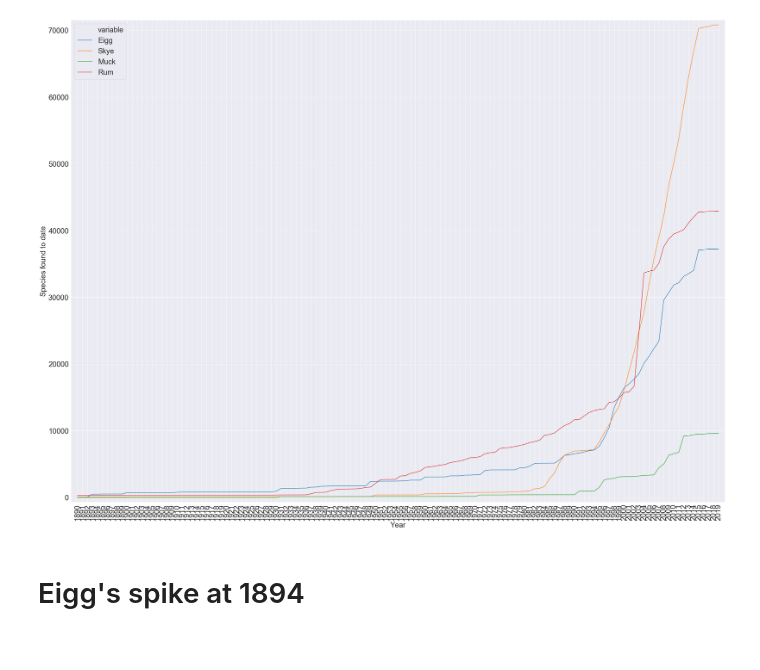
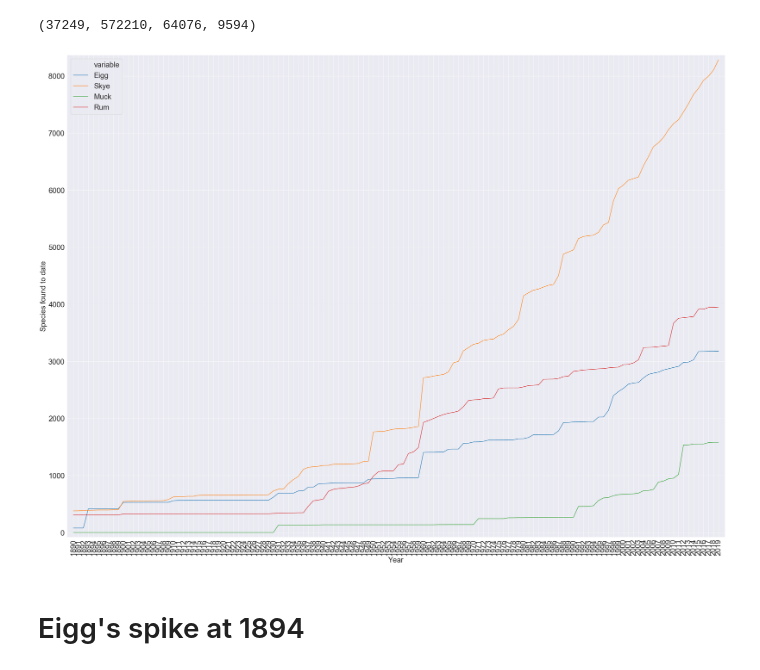
Before and after one commit to Daniel-Davies/DissertationCode, a Jupyter notebook: Eigg/PreliminaryBasicAnalysis/CumulativeAnalysis.ipynb, the cells around one changed output. Cells and saved outputs as stored; diff of their text form; code cells hidden in the pictures.

```diff
--- a/Eigg/PreliminaryBasicAnalysis/CumulativeAnalysis.ipynb
+++ b/Eigg/PreliminaryBasicAnalysis/CumulativeAnalysis.ipynb
@@ -27,6 +27,10 @@ def getUniqueSpeciesUpToYear(df, year):
     species = df['Scientific name']
     return len(Counter(species))
 
+def getUniqueObserversForYear(df, year):
+    df = df[df[formatting] <= year]
+    species = df['Recorder']
+    return len(Counter(species))
 
 def getUniqueObserversUpToYear(df, year):
     df = df[df[formatting] <= year]
@@ -93,35 +97,39 @@ observationsOnEigg = eiggRawData()
 observationsOnSkye = skyeRawData()
 observationsOnRum = rumRawData()
 observationsOnMuck = muckRawData()
+# %%
+len((observationsOnEigg['Scientific name'])), len((observationsOnSkye['Scientific name'])), len((observationsOnRum['Scientific name'])), len((observationsOnMuck['Scientific name']))
+# %% [output]
+(37249, 572210, 64076, 9594)
 # %%
 johnChester = observationsOnEigg[observationsOnEigg['Recorder'].str.lower()=="john chester"]
-xs,yEigg = getCumulativeObs(observationsOnEigg)
-xs,yMuck = getCumulativeObs(observationsOnMuck)
-xs,yRum = getCumulativeObs(observationsOnRum)
-xs,ySkye = getCumulativeObs(observationsOnSkye)
+xs,yEigg = getCumulativeBiodiversity(observationsOnEigg)
+xs,yMuck = getCumulativeBiodiversity(observationsOnMuck)
+xs,yRum = getCumulativeBiodiversity(observationsOnRum)
+xs,ySkye = getCumulativeBiodiversity(observationsOnSkye)
 # xs,yJohn = getCumulativeBiodiversity(heroJohnChester)
 # xs,yJohn2 = getCumulativeBiodiversity(johnChester)
 years = list(getUniqueAnimalsPerYear(""))
 data_preproc = pd.DataFrame({
     'Year': years,
     'Eigg': yEigg,
     'Skye': ySkye,
     'Muck': yMuck,
     'Rum': yRum})
 
 sns.set_style("darkgrid")
 sns.lineplot(x='Year', y='value', hue='variable',
              data=pd.melt(data_preproc, ['Year']))
 plt.xticks(years, rotation='vertical')
 # yLabels = np.arange(0, 3500, step=100)
 # plt.yticks(yLabels)
 plt.margins(0.01)
 plt.tight_layout()
 plt.xlabel("Year")
 plt.ylabel("Species found to date")
 plt.show()
 # %% [output]
-[figure, old version]
+[figure, new version]
 # %% [markdown]
 # Eigg's spike at 1894
 # %%
```
Also changed, not shown: parts of 13 cells of this notebook, 26 other files.
